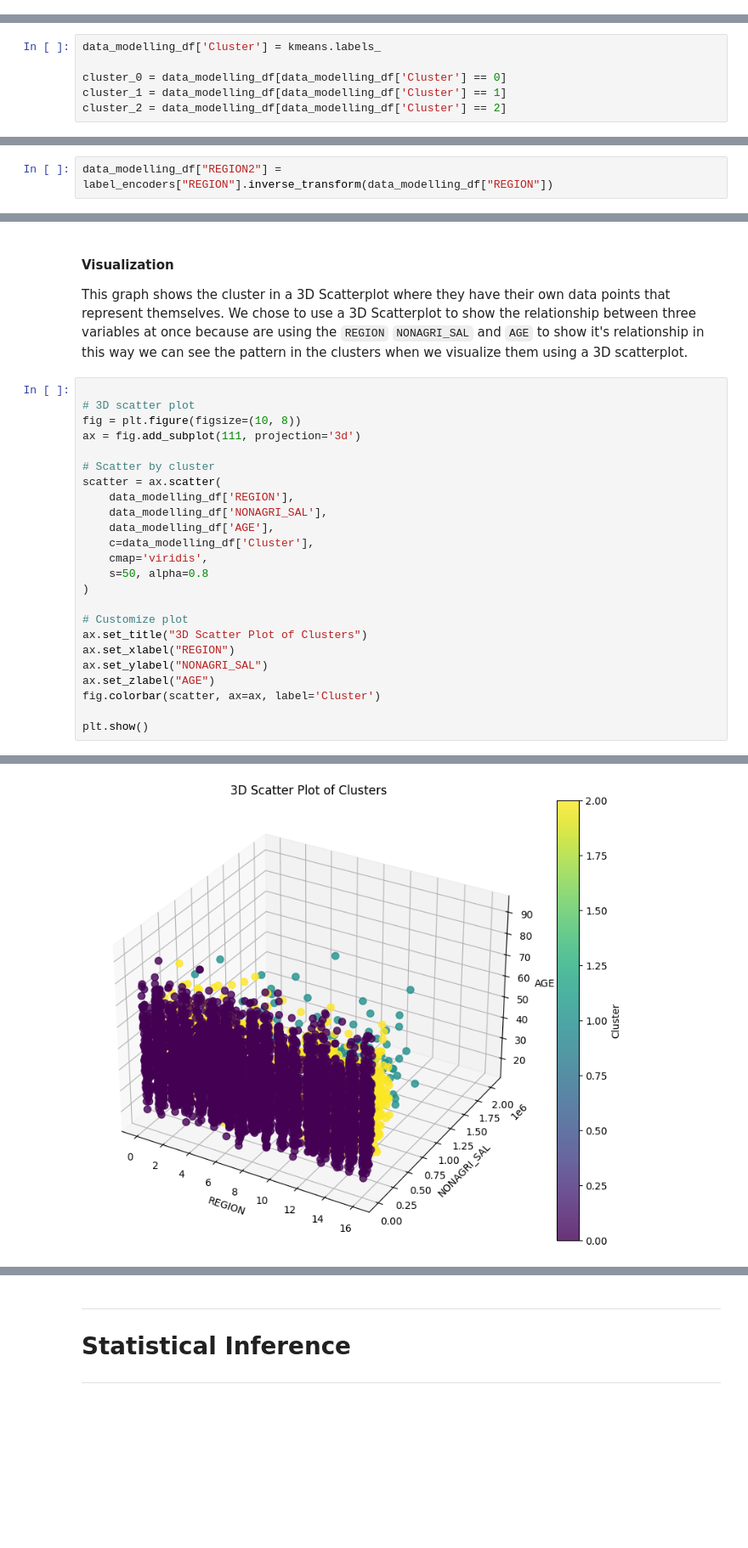
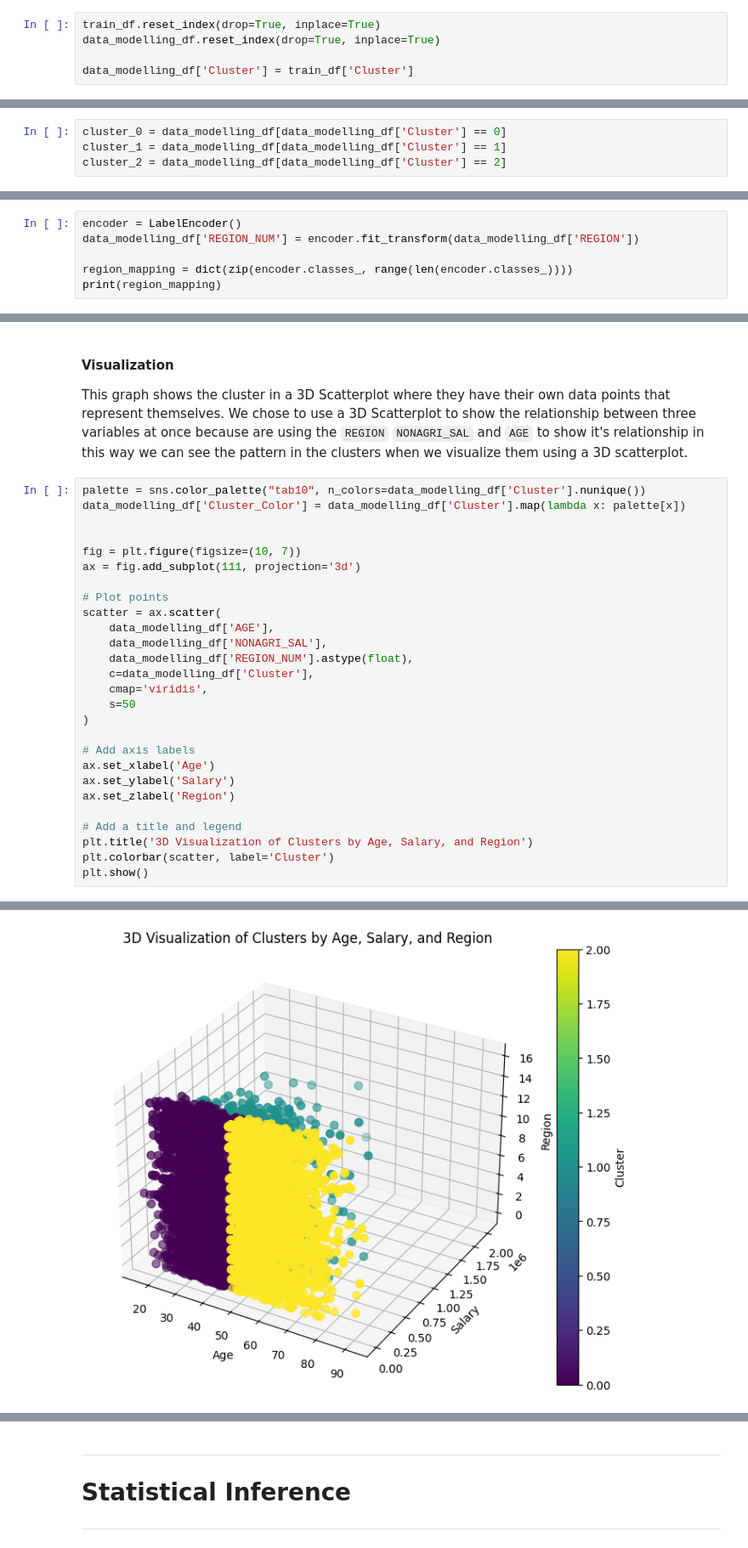
Before and after one commit to chiwasushuba/CSMODEL-Project, a Jupyter notebook: [Phase 2].ipynb, the cells around one changed output, grey strips where cells are left out. Shown at 85% size. Cells and saved outputs as stored; diff of their text form; blank space fills up the shorter version.

```diff
--- a/[Phase 2].ipynb
+++ b/[Phase 2].ipynb
@@ -1278,0 +1317,5 @@ After finding each clusters we assign them to their respective columns in the da
+# %%
+train_df.reset_index(drop=True, inplace=True)
+data_modelling_df.reset_index(drop=True, inplace=True)
+
+data_modelling_df['Cluster'] = train_df['Cluster']
@@ -1279,6 +1329,4 @@ After finding each clusters we assign them to their respective columns in the da
 # %%
-data_modelling_df['Cluster'] = kmeans.labels_
-
 cluster_0 = data_modelling_df[data_modelling_df['Cluster'] == 0]
 cluster_1 = data_modelling_df[data_modelling_df['Cluster'] == 1]
 cluster_2 = data_modelling_df[data_modelling_df['Cluster'] == 2]
@@ -1293,2 +1332,0 @@ See the caveats in the documentation: https://pandas.pydata.org/pandas-docs/stab
-# %%
-data_modelling_df["REGION2"] = label_encoders["REGION"].inverse_transform(data_modelling_df["REGION"])
@@ -1442,0 +1482,6 @@ This code shows the region percentages of the cluster. From the results above, t
+# %%
+encoder = LabelEncoder()
+data_modelling_df['REGION_NUM'] = encoder.fit_transform(data_modelling_df['REGION'])
+
+region_mapping = dict(zip(encoder.classes_, range(len(encoder.classes_))))
+print(region_mapping)
@@ -1446,27 +1497,30 @@ This code shows the region percentages of the cluster. From the results above, t
 This graph shows the cluster in a 3D Scatterplot where they have their own data points that represent themselves.
 We chose to use a 3D Scatterplot to show the relationship between three variables at once because are using the `REGION` `NONAGRI_SAL` and `AGE` to show it's relationship in this way we can see the pattern in the clusters when we visualize them using a 3D scatterplot.
 # %%
+palette = sns.color_palette("tab10", n_colors=data_modelling_df['Cluster'].nunique())
+data_modelling_df['Cluster_Color'] = data_modelling_df['Cluster'].map(lambda x: palette[x])
 
-# 3D scatter plot
-fig = plt.figure(figsize=(10, 8))
+
+fig = plt.figure(figsize=(10, 7))
 ax = fig.add_subplot(111, projection='3d')
 
-# Scatter by cluster
+# Plot points
 scatter = ax.scatter(
-    data_modelling_df['REGION'],
+    data_modelling_df['AGE'],
     data_modelling_df['NONAGRI_SAL'],
-    data_modelling_df['AGE'],
+    data_modelling_df['REGION_NUM'].astype(float),
     c=data_modelling_df['Cluster'],
     cmap='viridis',
-    s=50, alpha=0.8
+    s=50
 )
 
-# Customize plot
-ax.set_title("3D Scatter Plot of Clusters")
-ax.set_xlabel("REGION")
-ax.set_ylabel("NONAGRI_SAL")
-ax.set_zlabel("AGE")
-fig.colorbar(scatter, ax=ax, label='Cluster')
+# Add axis labels
+ax.set_xlabel('Age')
+ax.set_ylabel('Salary')
+ax.set_zlabel('Region')
 
+# Add a title and legend
+plt.title('3D Visualization of Clusters by Age, Salary, and Region')
+plt.colorbar(scatter, label='Cluster')
 plt.show()
 # %% [output]
@@ -1473 +1531 @@ plt.show()
-[figure, old version]
+[figure, new version]
```
Also changed, not shown: parts of 54 cells of this notebook.
